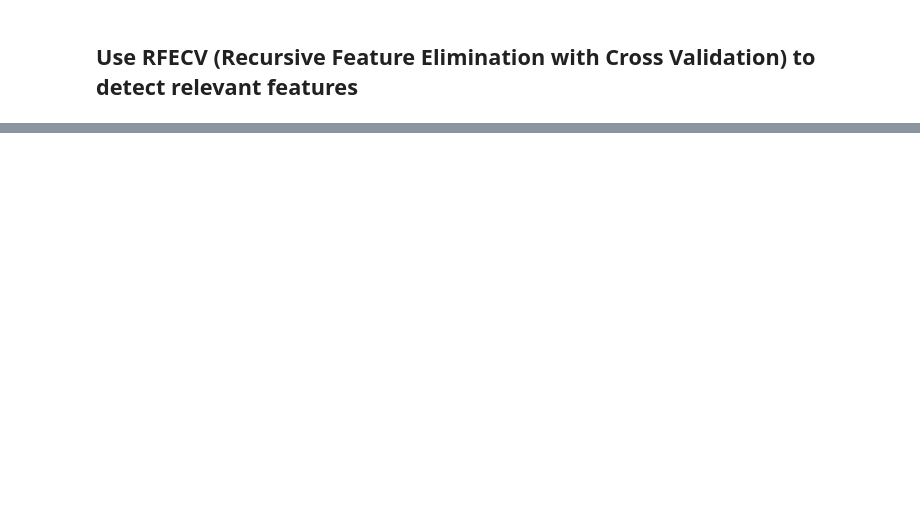
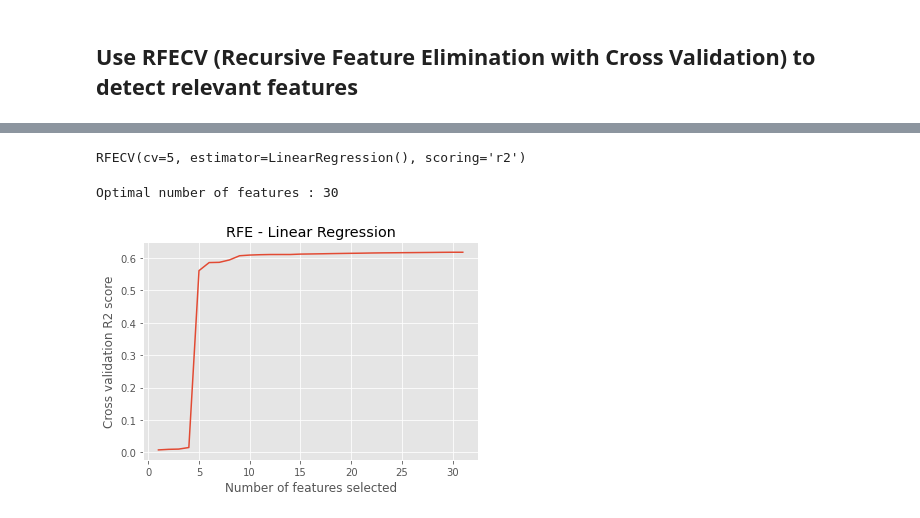
Before and after one commit to rgamerosl/capstone-project, a Jupyter notebook: EDA_zone.ipynb, the cells around one changed output, grey strips where cells are left out. Cells and saved outputs as stored; diff of their text form; code cells hidden in the pictures; blank space fills up the shorter version.

```diff
--- a/EDA_zone.ipynb
+++ b/EDA_zone.ipynb
@@ -523,29 +1361,36 @@ print(scores.mean())
+# %%
+### Use RFECV with the reduce data (new_X_train contains 19 different variables)
+
+from sklearn.feature_selection import RFECV
+
+lr = LinearRegression()
+
+min_features_to_select = 1  # Minimum number of features to consider
+new_rfecv_LR = RFECV(estimator=lr, step=1, cv=5,
+              scoring='r2',
+              min_features_to_select=min_features_to_select)
+
+new_rfecv_LR.fit(new_X2_train, new_y_train)
+# %% [output]
+RFECV(cv=5, estimator=LinearRegression(), scoring='r2')
 # %%
-### Use RFECV with the reduce data (new_X_train contains 19 different variables)
-
-from sklearn.feature_selection import RFECV
-
-lr = LinearRegression()
-
-min_features_to_select = 1  # Minimum number of features to consider
-new_rfecv_LR = RFECV(estimator=lr, step=1, cv=5,
-              scoring='r2',
-              min_features_to_select=min_features_to_select)
-
-new_rfecv_LR.fit(new_X2_train, new_y_train)
-
 print("Optimal number of features : %d" % new_rfecv_LR.n_features_)
 
 # Plot number of features VS. cross-validation scores
 plt.figure()
 plt.xlabel("Number of features selected")
-plt.ylabel("Cross validation score (nb of correct classifications)")
+plt.ylabel("Cross validation R2 score")
 plt.plot(range(min_features_to_select,
                len(new_rfecv_LR.grid_scores_) + min_features_to_select),
          new_rfecv_LR.grid_scores_)
+plt.title("RFE - Linear Regression")
+plt.savefig(f'figures/RFE_LR2.png')
 plt.show()
 
-### Is not helping a lot since it include all 20 features in the optimal model
+### Is not helping a lot since it include all 30 features in the optimal model
+# %% [output]
+Optimal number of features : 30
+[figure, added]
 # %%
 from sklearn import metrics
 from sklearn.model_selection import cross_val_score
```
Also changed, not shown: parts of 72 cells of this notebook.
